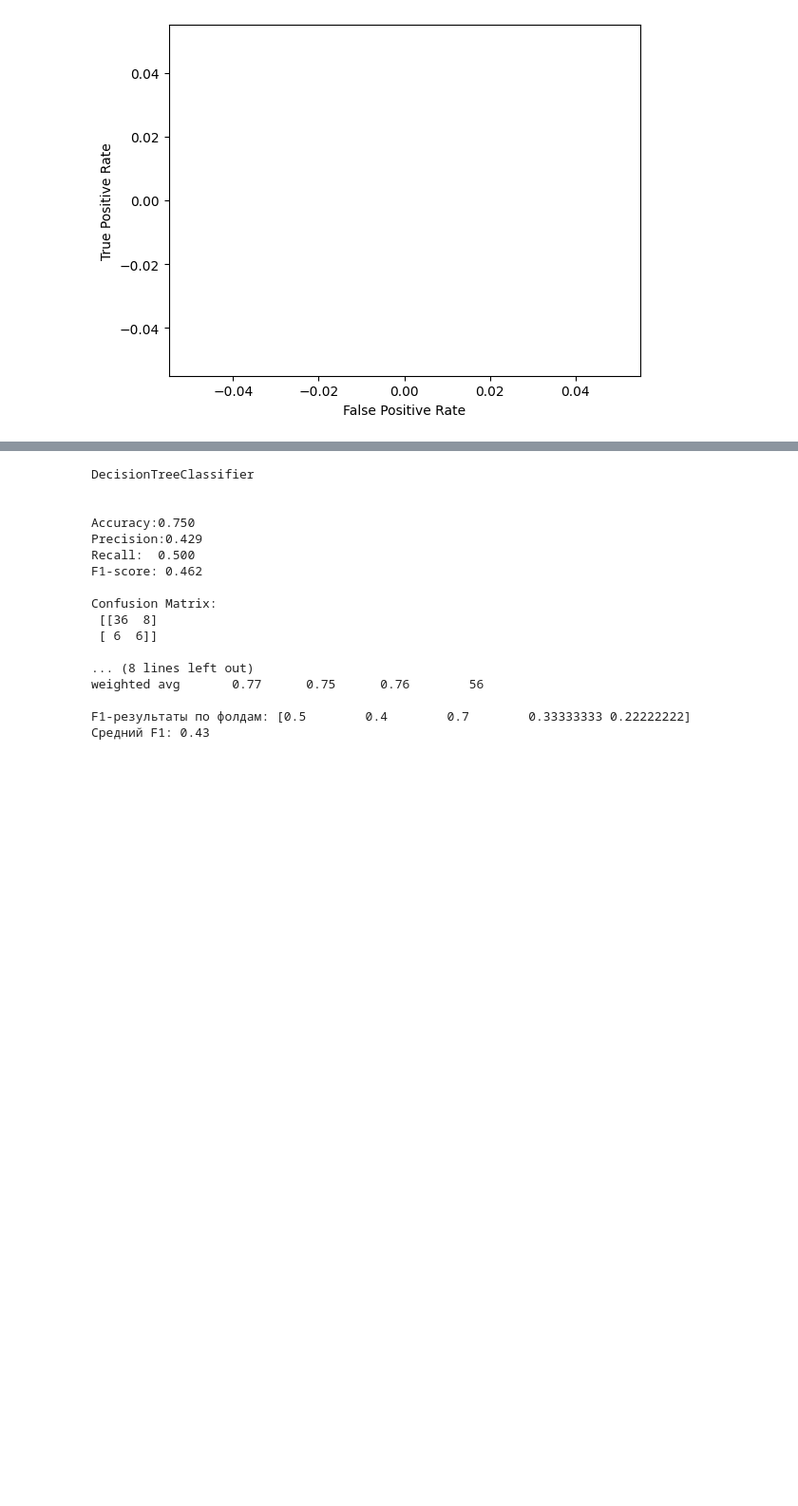
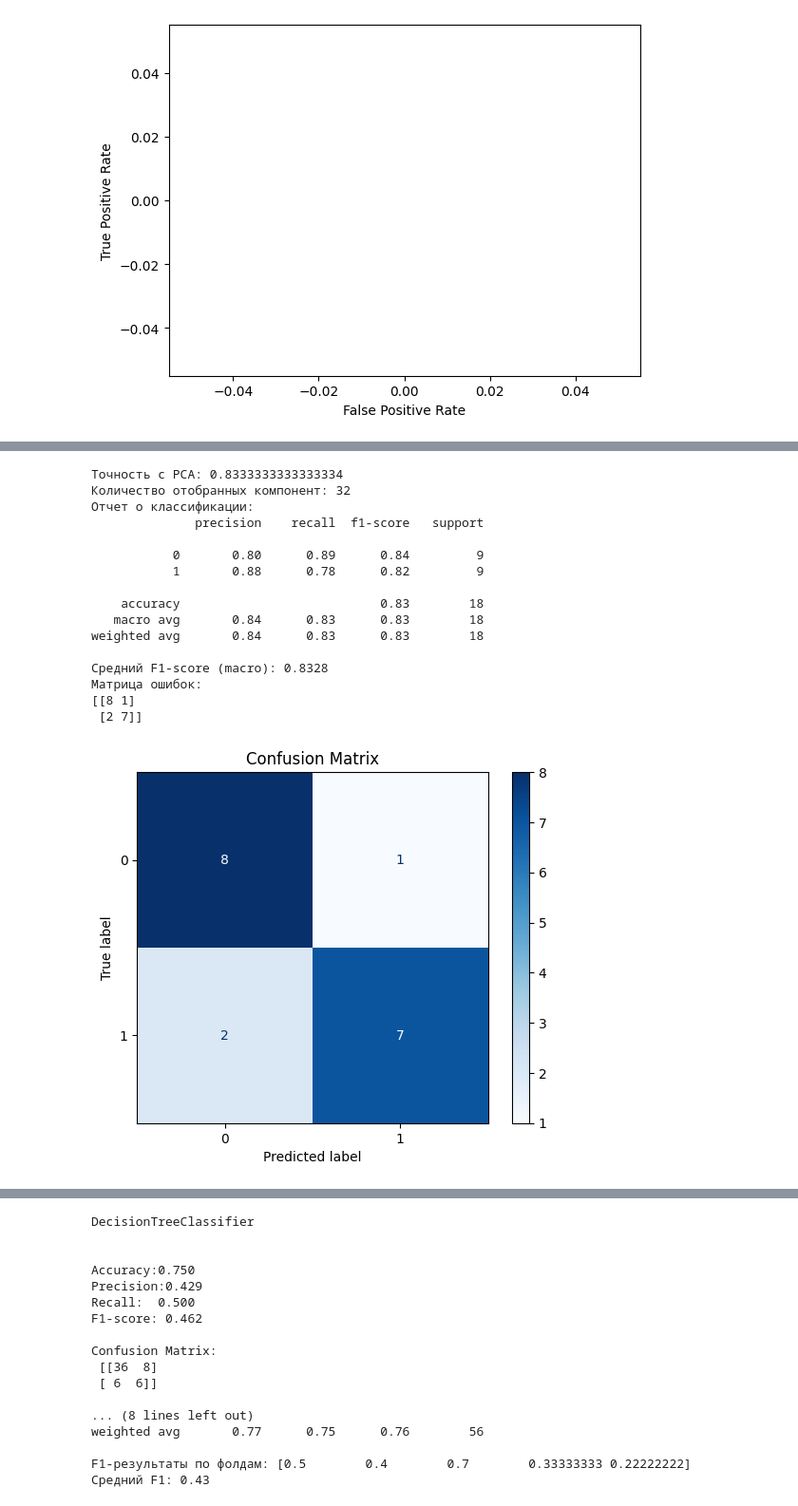
Before and after one commit to Egor29ch/UDGU_project, a Jupyter notebook: EEG_files/random_tree_EGG_data_generate.ipynb, the cells around one changed output, grey strips where cells are left out. Shown at 95% size. Cells and saved outputs as stored; diff of their text form; code cells hidden in the pictures; blank space fills up the shorter version.

```diff
--- a/EEG_files/random_tree_EGG_data_generate.ipynb
+++ b/EEG_files/random_tree_EGG_data_generate.ipynb
@@ -268,0 +274,70 @@ SAVE TURN OFF
+# %%
+import pandas as pd
+from sklearn.decomposition import PCA
+from sklearn.preprocessing import StandardScaler
+from sklearn.ensemble import RandomForestClassifier
+from sklearn.pipeline import Pipeline
+from sklearn.model_selection import train_test_split
+
+# Загрузка
+df = pd.read_csv('df_balanced.csv')
+X = df.iloc[:, :-1]
+y = df.iloc[:, -1]
+
+X_train, X_test, y_train, y_test = train_test_split(X, y, test_size=0.2, random_state=42, stratify=y)
+
+# Создаем пайплайн
+pipe = Pipeline([
+    ('scaler', StandardScaler()), # Центрируем данные (среднее=0, дисперсия=1)
+    ('pca', PCA(n_components=0.80)), # Сохраняем компоненты, описывающие 95% дисперсии
+    ('rf', RandomForestClassifier(n_estimators=300, n_jobs=-1, random_state=42))
+])
+
+pipe.fit(X_train, y_train)
+
+print(f"Точность с PCA: {pipe.score(X_test, y_test)}")
+print(f"Количество отобранных компонент: {pipe.named_steps['pca'].n_components_}")
+
+
+from sklearn.metrics import confusion_matrix, classification_report, f1_score, ConfusionMatrixDisplay
+import matplotlib.pyplot as plt
+
+# 1. Получаем предсказания на тестовых данных
+y_pred = pipe.predict(X_test)
+
+# 2. Выводим отчет о классификации (Precision, Recall, F1 для каждого класса)
+print("Отчет о классификации:")
+print(classification_report(y_test, y_pred))
+
+# 3. Считаем средний F1-score (поскольку вы упоминали его ранее)
+f1 = f1_score(y_test, y_pred, average='macro')
+print(f"Средний F1-score (macro): {f1:.4f}")
+
+# 4. Матрица ошибок (Confusion Matrix)
+cm = confusion_matrix(y_test, y_pred)
+print("Матрица ошибок:")
+print(cm)
+
+# 5. Визуализация матрицы ошибок
+disp = ConfusionMatrixDisplay(confusion_matrix=cm)
+disp.plot(cmap=plt.cm.Blues)
+plt.title("Confusion Matrix")
+plt.show()
+# %% [output]
+Точность с PCA: 0.8333333333333334
+Количество отобранных компонент: 32
+Отчет о классификации:
+              precision    recall  f1-score   support
+
+           0       0.80      0.89      0.84         9
+           1       0.88      0.78      0.82         9
+
+    accuracy                           0.83        18
+   macro avg       0.84      0.83      0.83        18
+weighted avg       0.84      0.83      0.83        18
+
+Средний F1-score (macro): 0.8328
+Матрица ошибок:
+[[8 1]
+ [2 7]]
+[figure, added]
```
Also changed, not shown: parts of 4 cells of this notebook, 1 other file.
